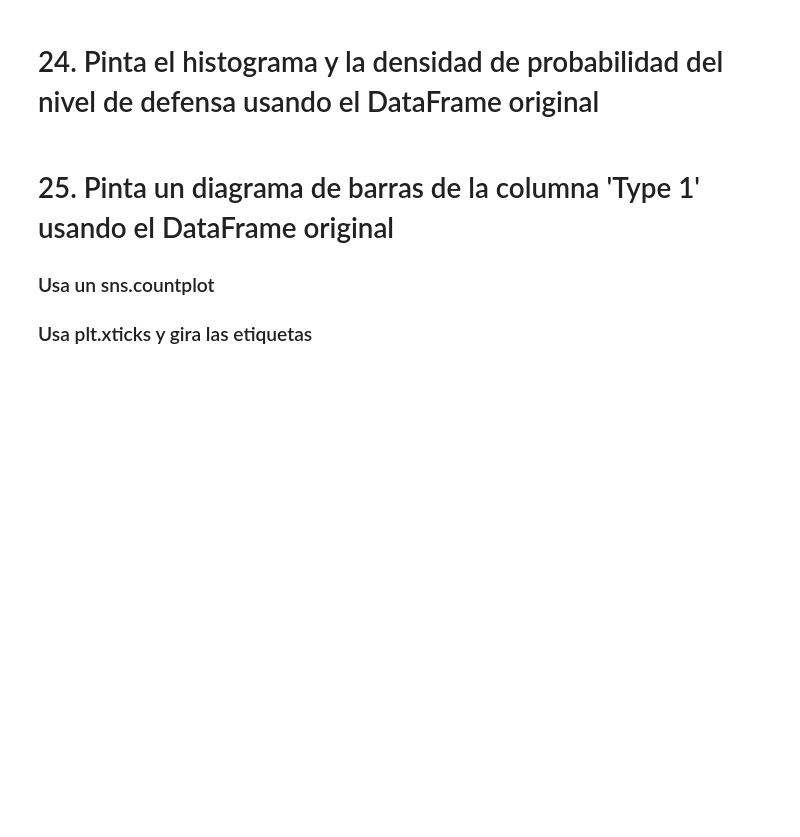
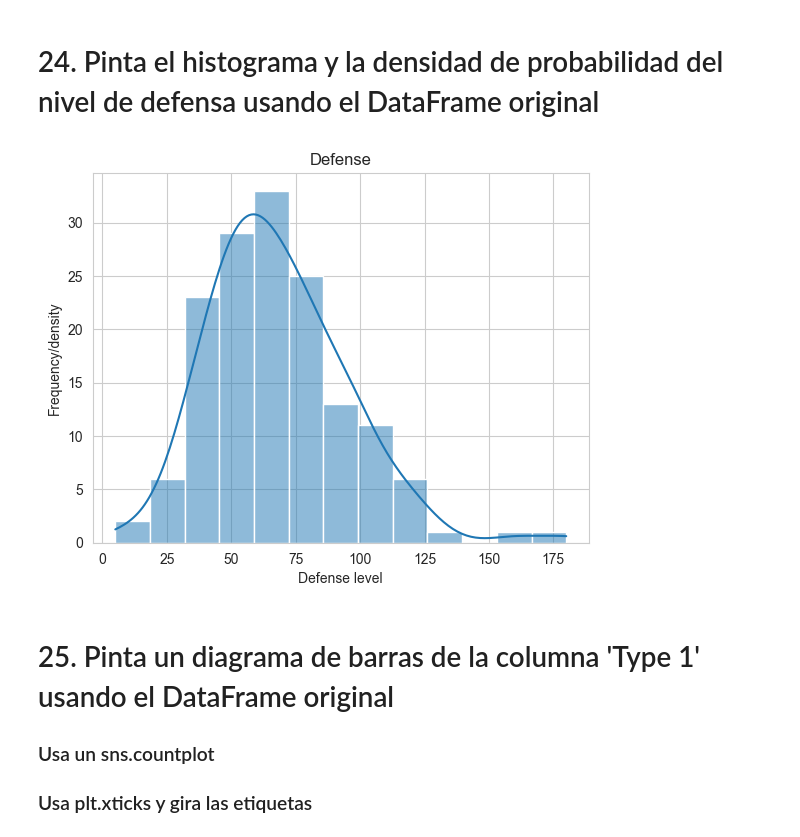
Before and after one commit to hey-hector/2026-02-BILBAO-FT-Data-Science, a Jupyter notebook: 2-Data_Analysis/6-Visualización/2-Seaborn/Ejercicios/ejercicios_Seaborn_Hector.ipynb, the cells around one changed output. Cells and saved outputs as stored; diff of their text form; code cells hidden in the pictures; blank space fills up the shorter version.

```diff
--- a/2-Data_Analysis/6-Visualización/2-Seaborn/Ejercicios/ejercicios_Seaborn_Hector.ipynb
+++ b/2-Data_Analysis/6-Visualización/2-Seaborn/Ejercicios/ejercicios_Seaborn_Hector.ipynb
@@ -328,6 +336,18 @@ pokemon_3_tipos.melt(id_vars=['Name', 'Type 1'], value_vars=["Attack", "Defense"
 ### Encuentra dos variables que veas que están fuertemente relacionadas según la correlación
 # %% [markdown]
 # 24. Pinta el histograma y la densidad de probabilidad del nivel de defensa usando el DataFrame original
+# %%
+sns.set_style("whitegrid")
+
+sns.histplot(pokemon["Defense"], kde =True, bins = 13) #bins = 13 por defecto
+
+plt.title("Defense")
+plt.xlabel("Defense level")
+plt.ylabel("Frequency/density") #kde es la densidad de la probabilidad
+
+plt.show()
+# %% [output]
+[figure, added]
 # %% [markdown]
 # 25. Pinta un diagrama de barras de la columna 'Type 1' usando el DataFrame original
 ### Usa un sns.countplot
```
Also changed, not shown: parts of 3 cells of this notebook, 1 other file.
